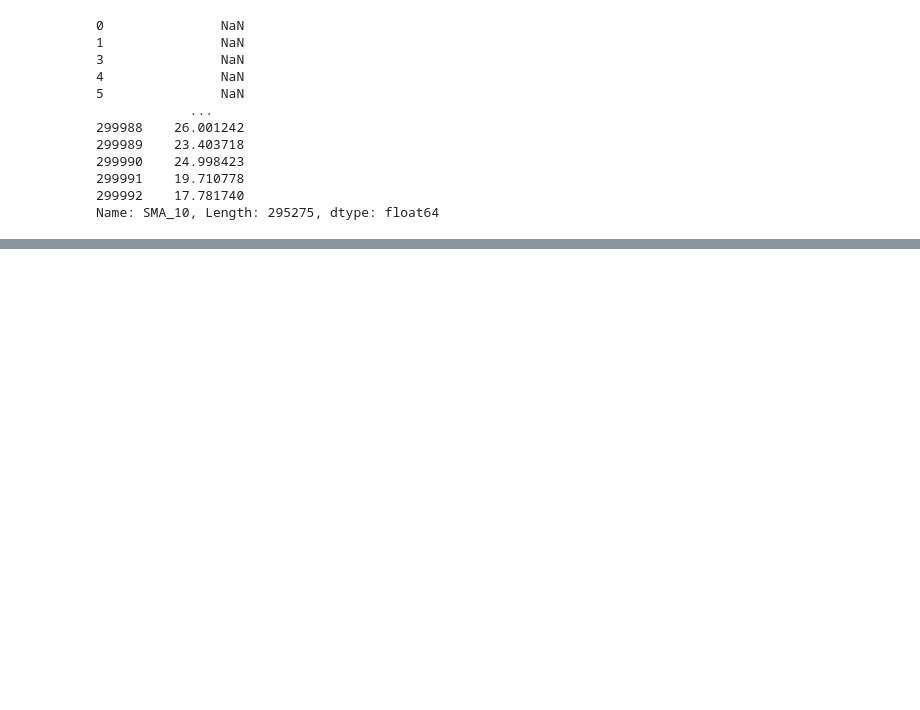
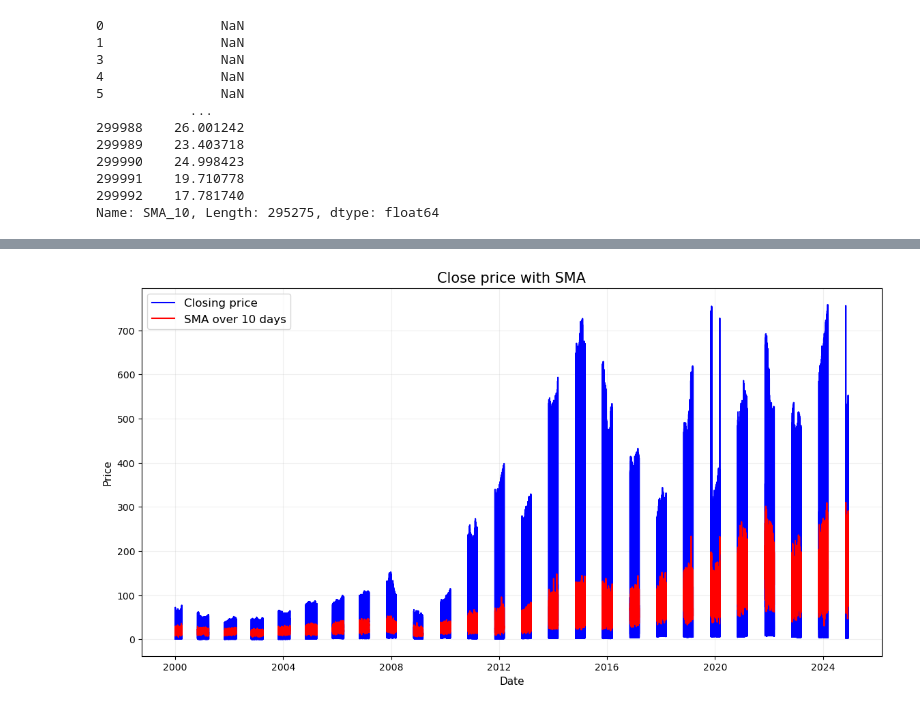
Before and after one commit to HamzaSusic/machine_learning_project, a Jupyter notebook: Stock_Prediction.ipynb, the cells around one changed output, grey strips where cells are left out. Cells and saved outputs as stored; diff of their text form; code cells hidden in the pictures; blank space fills up the shorter version.

```diff
--- a/Stock_Prediction.ipynb
+++ b/Stock_Prediction.ipynb
@@ -220,3 +240,8 @@ df_wo_outliers_copy['SMA_10']
 299991    19.710778
 299992    17.781740
 Name: SMA_10, Length: 295275, dtype: float64
+# %%
+#Exponential Moving Average over 10 days
+#Recent price changes
+df_wo_outliers_copy['EMA_10'] = df_wo_outliers_copy['Close'].ewm(span=10, adjust=False).mean()
+df_wo_outliers_copy
@@ -222,0 +264,18 @@ Name: SMA_10, Length: 295275, dtype: float64
+# %%
+df_wo_outliers_copy['Date'] = pd.to_datetime(df_wo_outliers_copy['Date']).dt.tz_localize(None)
+# %%
+plt.figure (figsize=(14,7))
+
+plt.plot(df_wo_outliers_copy['Date'], df_wo_outliers_copy['Close'], label='Closing price', color='blue')
+plt.plot(df_wo_outliers_copy['Date'], df_wo_outliers_copy['SMA_10'], label='SMA over 10 days', color='red')
+#plt.plot(df_wo_outliers_copy['Date'], df_wo_outliers_copy['EMA_10'], label='EMA over 10 days', color='green')
+
+plt.title('Close price with SMA', fontsize=15)
+plt.xlabel('Date', fontsize=11)
+plt.ylabel('Price', fontsize=11)
+
+plt.legend(fontsize=12)
+plt.grid(True, alpha=0.2)
+plt.show()
+# %% [output]
+[figure, added]
```
Also changed, not shown: parts of 12 cells of this notebook.
